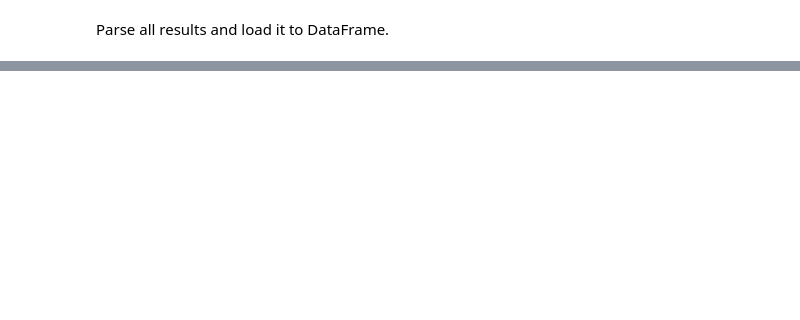
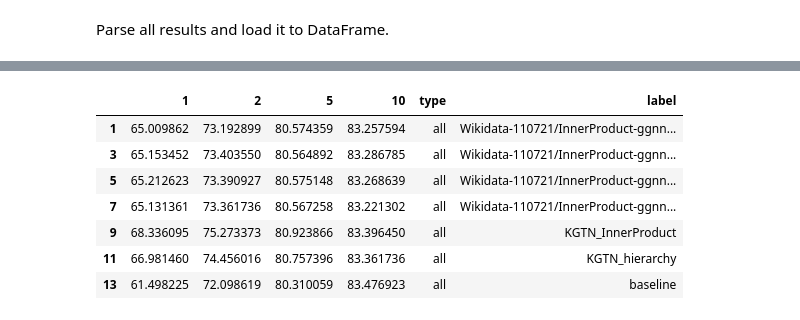
Before and after one commit to DominikFilipiak/KGTN-ens, a Jupyter notebook: notebooks/6_plots_processed_matrix.ipynb, the cells around one changed output, grey strips where cells are left out. Cells and saved outputs as stored; diff of their text form; code cells hidden in the pictures; blank space fills up the shorter version.

```diff
--- a/notebooks/6_plots_processed_matrix.ipynb
+++ b/notebooks/6_plots_processed_matrix.ipynb
@@ -91,3 +106,14 @@ df
+# %%
+df[df.type == 'all']
+# %% [output]
+|  | 1 | 2 | 5 | 10 | type | label |
+| 1 | 65.009862 | 73.192899 | 80.574359 | 83.257594 | all | Wikidata-110721/InnerProduct-ggnn... |
+| 3 | 65.153452 | 73.403550 | 80.564892 | 83.286785 | all | Wikidata-110721/InnerProduct-ggnn... |
+| 5 | 65.212623 | 73.390927 | 80.575148 | 83.268639 | all | Wikidata-110721/InnerProduct-ggnn... |
+| 7 | 65.131361 | 73.361736 | 80.567258 | 83.221302 | all | Wikidata-110721/InnerProduct-ggnn... |
+| 9 | 68.336095 | 75.273373 | 80.923866 | 83.396450 | all | KGTN_InnerProduct |
+| 11 | 66.981460 | 74.456016 | 80.757396 | 83.361736 | all | KGTN_hierarchy |
+| 13 | 61.498225 | 72.098619 | 80.310059 | 83.476923 | all | baseline |
 # %%
 
 labels = ["1", "2", "5", "10"]
```
Also changed, not shown: parts of 4 cells of this notebook, 3 other files.
